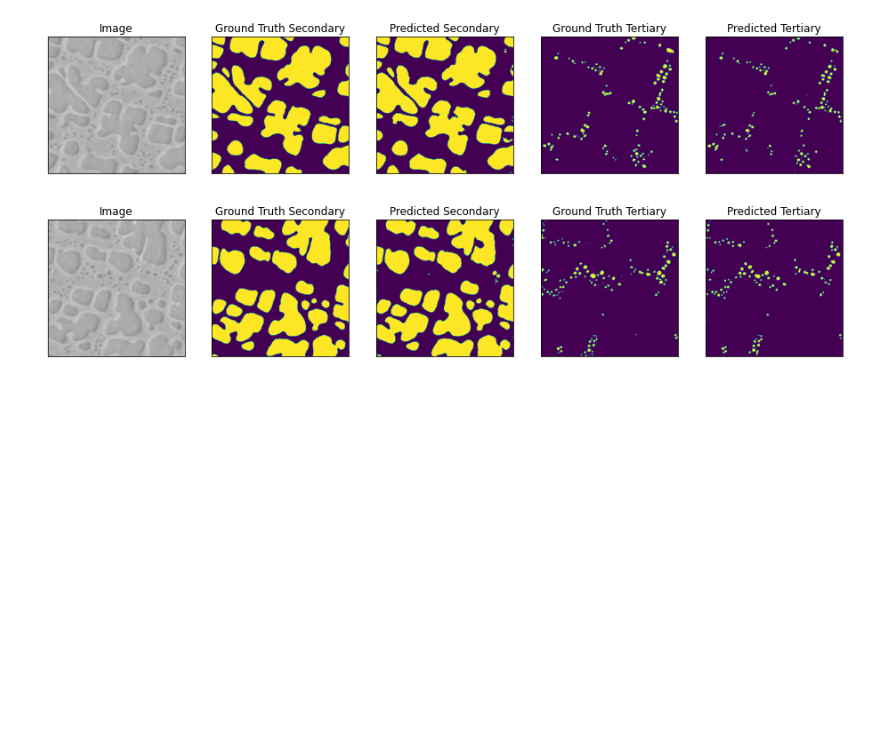
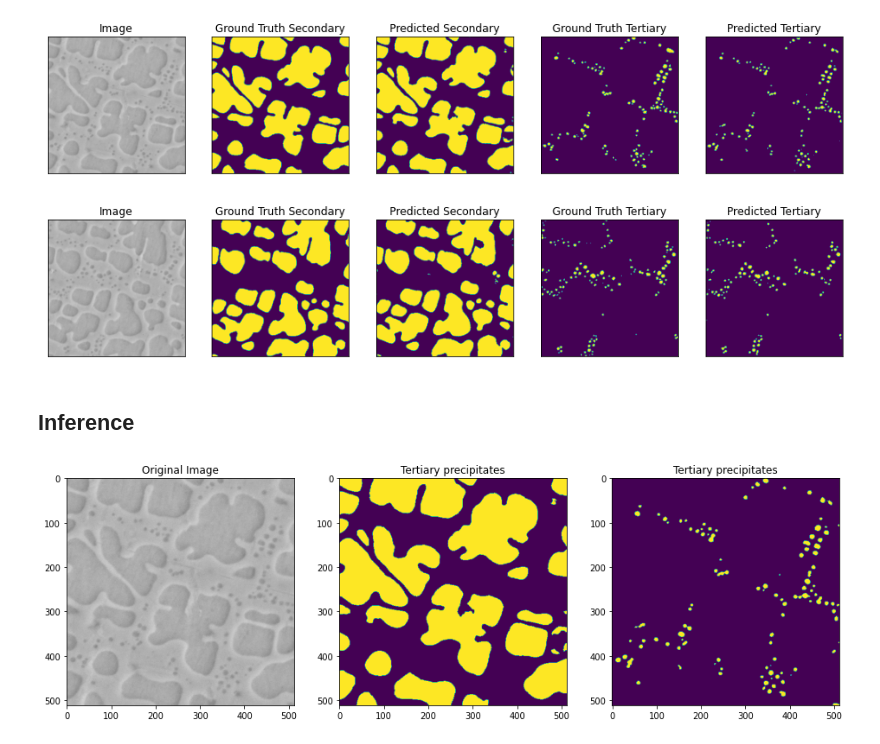
Before and after one commit to nasa/pretrained-microscopy-models, a Jupyter notebook: examples/multiclass_segmentation_example.ipynb, the cells around one changed output. Cells and saved outputs as stored; diff of their text form; code cells hidden in the pictures; blank space fills up the shorter version.

Commit message:
added segmentation inference capability

```diff
--- a/examples/multiclass_segmentation_example.ipynb
+++ b/examples/multiclass_segmentation_example.ipynb
@@ -370,3 +369,28 @@ for n in range(len(test_dataset)):
 [figure]
 [figure]
 [figure]
+# %% [markdown]
+## Inference
+# %%
+model_path = Path('models', 'UnetPlusPlus_resnet50_low_lr.pth.tar')
+model, preprocessing_fn = pmm.segmentation_training.load_segmentation_model(model_path, classes=3)
+# %%
+im_name = 'spot2_180d_3.tif'
+annot_im_name = im_name.replace('.tif', '_mask.tif')
+im_path = x_test_dir + '/' + im_name
+annot_path = y_test_dir + '/' + annot_im_name
+im = imageio.imread(im_path)
+truth = imageio.imread(annot_path)
+truth = truth[:,:,:3]
+pred = pmm.segmentation_training.segmentation_models_inference(im, model, preprocessing_fn, batch_size=4, patch_size=512,
+                                                     probabilities=None)
+# %%
+fig, (ax0, ax1, ax2) = plt.subplots(1, 3, figsize=(16,16))
+ax0.imshow(im)
+ax0.set_title('Original Image')
+ax1.imshow(pred[...,0])
+ax1.set_title('Tertiary precipitates')
+ax2.imshow(pred[...,1])
+ax2.set_title('Tertiary precipitates');
+# %% [output]
+[figure, added]
```
Also changed, not shown: parts of 3 cells of this notebook, 1 other file.
